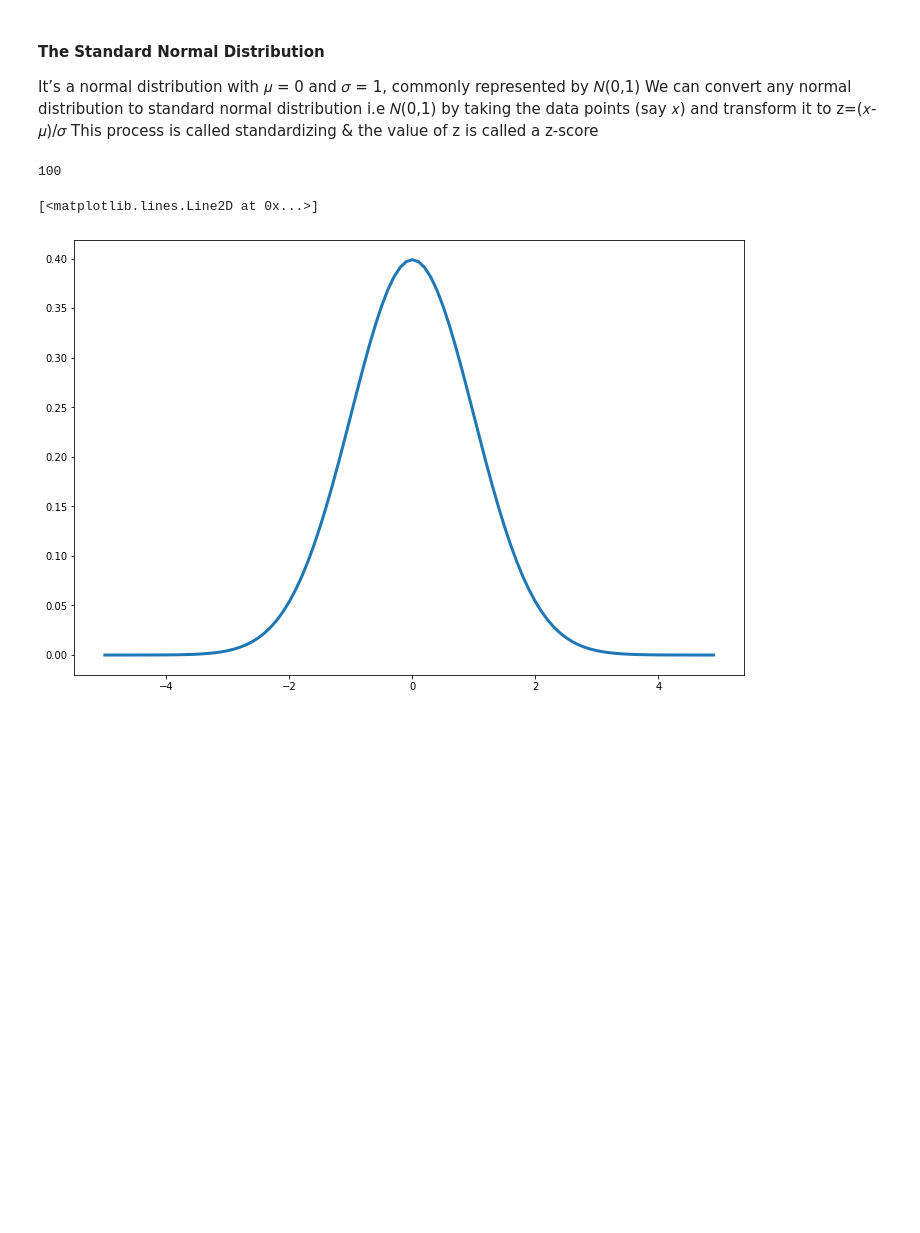
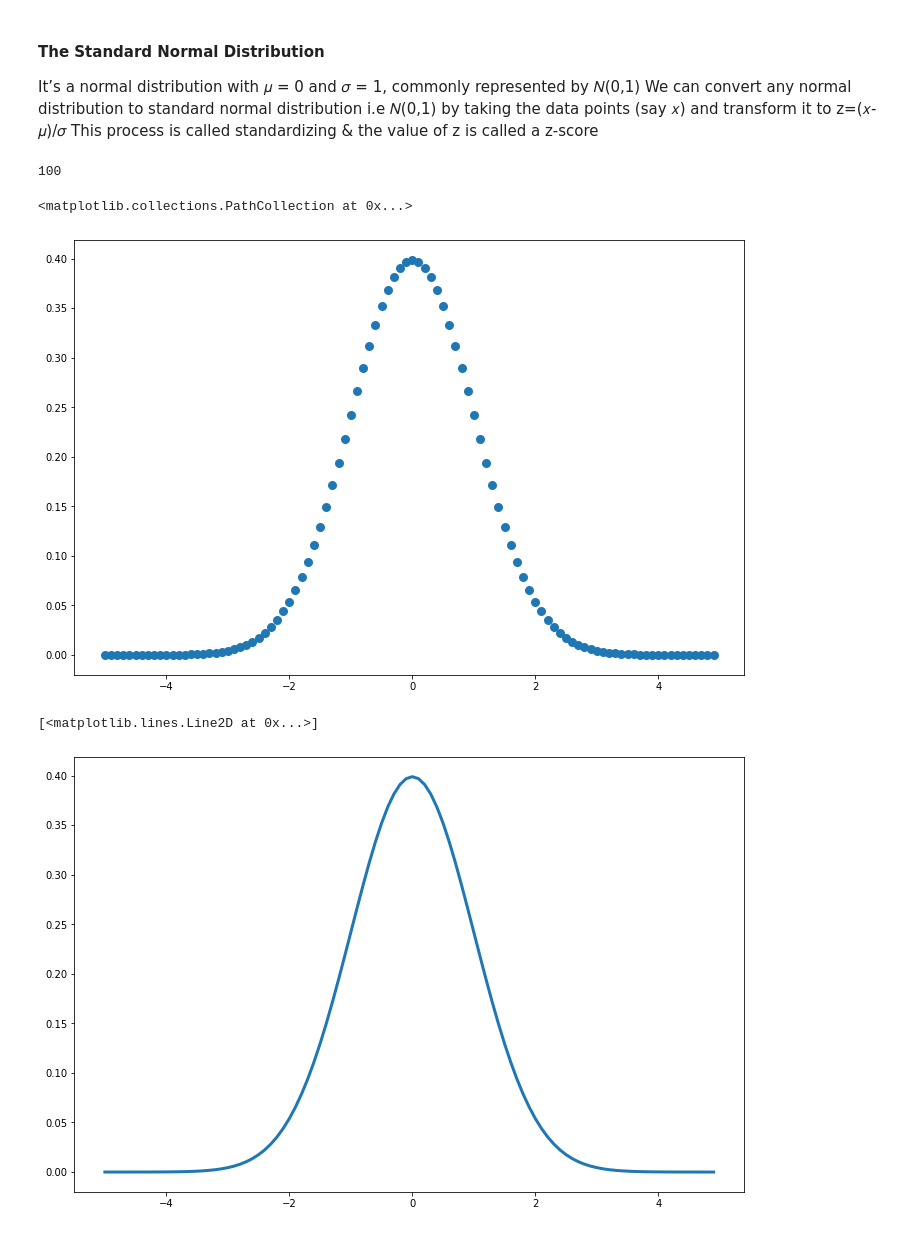
Before and after one commit to wcj365/python-stats-dataviz, a Jupyter notebook: 09_Normal_Distribution.ipynb, the cells around one changed output. Saved outputs shown, nothing was run; the diff lists cells and outputs as text; code cells hidden in the pictures; blank space fills up the shorter version.

```diff
--- a/09_Normal_Distribution.ipynb
+++ b/09_Normal_Distribution.ipynb
@@ -71,6 +71,14 @@ y = norm_pdf(x, mu, sigma)
 len(x)        # find out how many data points we have generated
 # %% [output]
 100
+# %%
+# Use Mtplotlib scatter plot
+
+# plt.figure(figsize=(12,8))
+plt.scatter(x,y, lw=3)
+# %% [output]
+<matplotlib.collections.PathCollection at 0x...>
+[figure, added]
 # %%
 # Use Mtplotlib line plot
 
```
Also changed, not shown: parts of 4 cells of this notebook.
